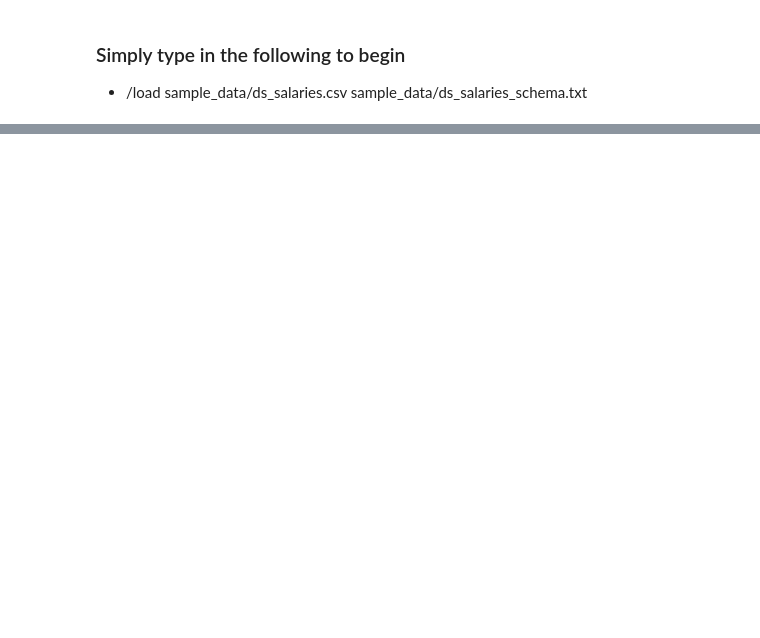
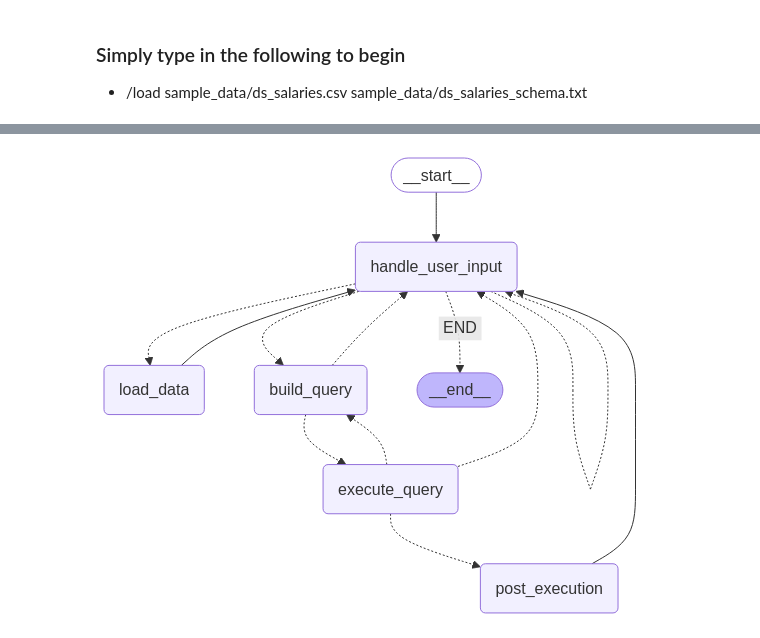
Before and after one commit to bitavt/TableAgentGPT, a Jupyter notebook: TalkWithYourTable.ipynb, the cells around one changed output, grey strips where cells are left out. Drawn from its saved outputs; the diff is of its cells as text; code cells hidden in the pictures; blank space fills up the shorter version.

Commit message:
added graph visualization

```diff
--- a/TalkWithYourTable.ipynb
+++ b/TalkWithYourTable.ipynb
@@ -27,2 +30,7 @@ The median salary of a Data Scientist in 2021 was $73,000.
 >>> User prompt (/q to quit, /load to load data):  /q
 Routing to END step...
+# %%
+# draw the graph
+Image(graph.get_graph().draw_mermaid_png())
+# %% [output]
+[figure, added]
```
Also changed, not shown: parts of 3 cells of this notebook.
